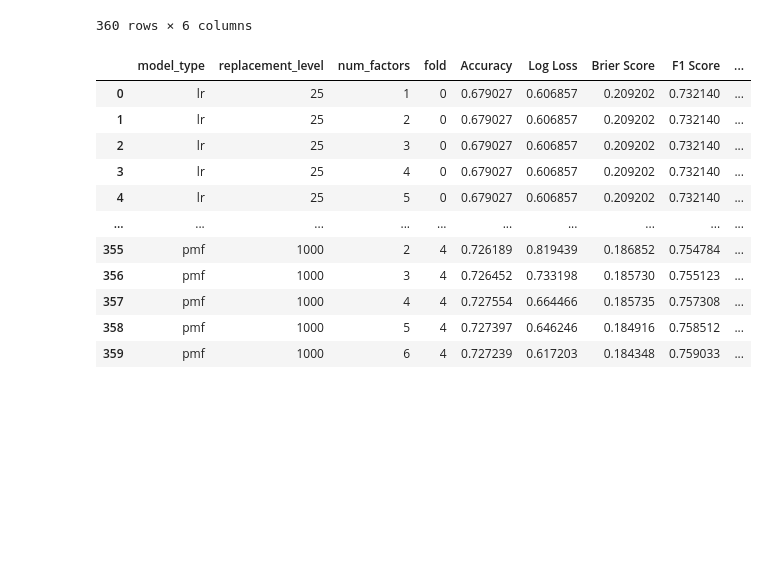
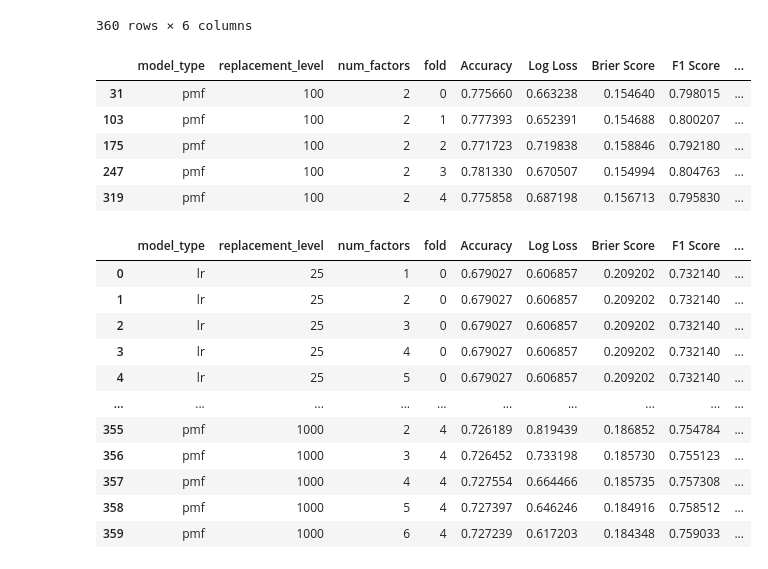
Before and after one commit to baronet2/boulder2vec, a Jupyter notebook: eval.ipynb, the cells around one changed output. Cells and saved outputs as stored; diff of their text form; code cells hidden in the pictures; blank space fills up the shorter version.

Commit message:
checking models

```diff
--- a/eval.ipynb
+++ b/eval.ipynb
@@ -64,6 +64,15 @@ results
 | 358 | pmf | 1000 | 5 | 4 | {'Accuracy': 0.7514700477765527, ... | {'Accuracy': 0.7273968287304421, ... |
 | 359 | pmf | 1000 | 6 | 4 | {'Accuracy': 0.7488187116081273, ... | {'Accuracy': 0.7272393153418041, ... |
 360 rows × 6 columns
+# %%
+metrics.query('model_type == "pmf" and replacement_level == 100 and num_factors == 2 and dataset == "test"')
+# %% [output]
+|  | model_type | replacement_level | num_factors | fold | Accuracy | Log Loss | Brier Score | F1 Score | ... |
+| 31 | pmf | 100 | 2 | 0 | 0.775660 | 0.663238 | 0.154640 | 0.798015 | ... |
+| 103 | pmf | 100 | 2 | 1 | 0.777393 | 0.652391 | 0.154688 | 0.800207 | ... |
+| 175 | pmf | 100 | 2 | 2 | 0.771723 | 0.719838 | 0.158846 | 0.792180 | ... |
+| 247 | pmf | 100 | 2 | 3 | 0.781330 | 0.670507 | 0.154994 | 0.804763 | ... |
+| 319 | pmf | 100 | 2 | 4 | 0.775858 | 0.687198 | 0.156713 | 0.795830 | ... |
 # %%
 metrics = pd.concat([
     pd.concat(
```
